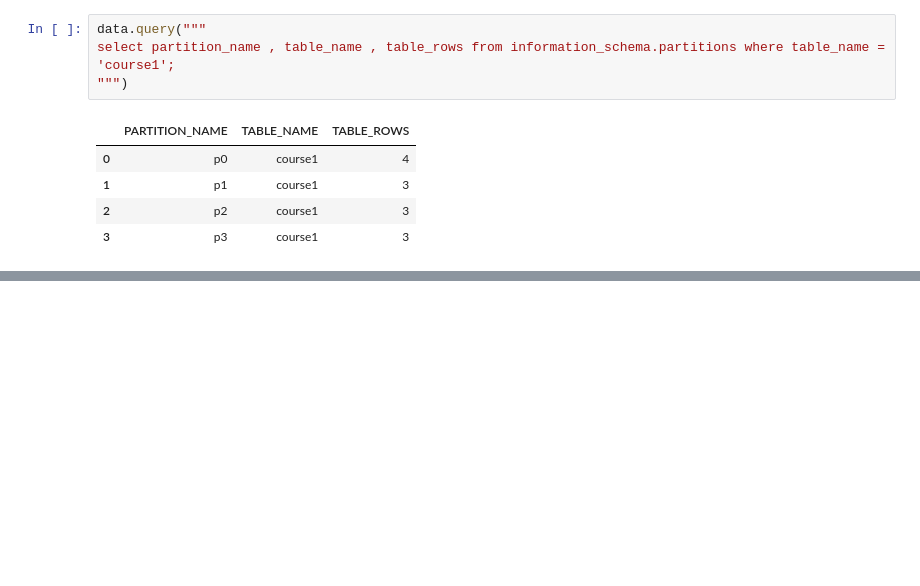
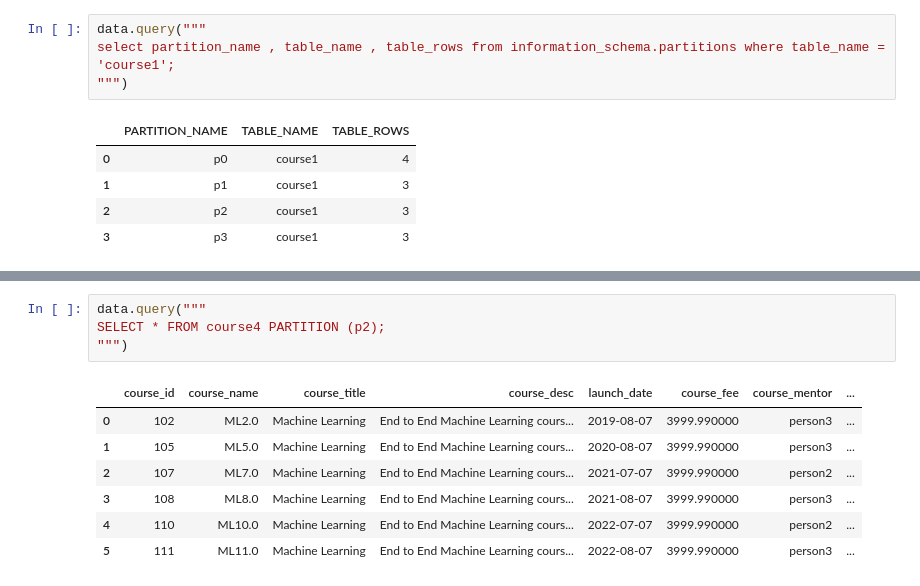
Before and after one commit to dev-hack95/SQL, a Jupyter notebook: SQL8.ipynb, the cells around one changed output, grey strips where cells are left out. Drawn from its saved outputs; the diff is of its cells as text; blank space fills up the shorter version.

```diff
--- a/SQL8.ipynb
+++ b/SQL8.ipynb
@@ -303,0 +515,12 @@ select partition_name , table_name , table_rows from information_schema.partitio
+# %%
+data.query("""
+SELECT * FROM course4 PARTITION (p2);
+""")
+# %% [output]
+|  | course_id | course_name | course_title | course_desc | launch_date | course_fee | course_mentor | ... |
+| 0 | 102 | ML2.0 | Machine Learning | End to End Machine Learning cours... | 2019-08-07 | 3999.990000 | person3 | ... |
+| 1 | 105 | ML5.0 | Machine Learning | End to End Machine Learning cours... | 2020-08-07 | 3999.990000 | person3 | ... |
+| 2 | 107 | ML7.0 | Machine Learning | End to End Machine Learning cours... | 2021-07-07 | 3999.990000 | person2 | ... |
+| 3 | 108 | ML8.0 | Machine Learning | End to End Machine Learning cours... | 2021-08-07 | 3999.990000 | person3 | ... |
+| 4 | 110 | ML10.0 | Machine Learning | End to End Machine Learning cours... | 2022-07-07 | 3999.990000 | person2 | ... |
+| 5 | 111 | ML11.0 | Machine Learning | End to End Machine Learning cours... | 2022-08-07 | 3999.990000 | person3 | ... |
```
Also changed, not shown: parts of 26 cells of this notebook.
